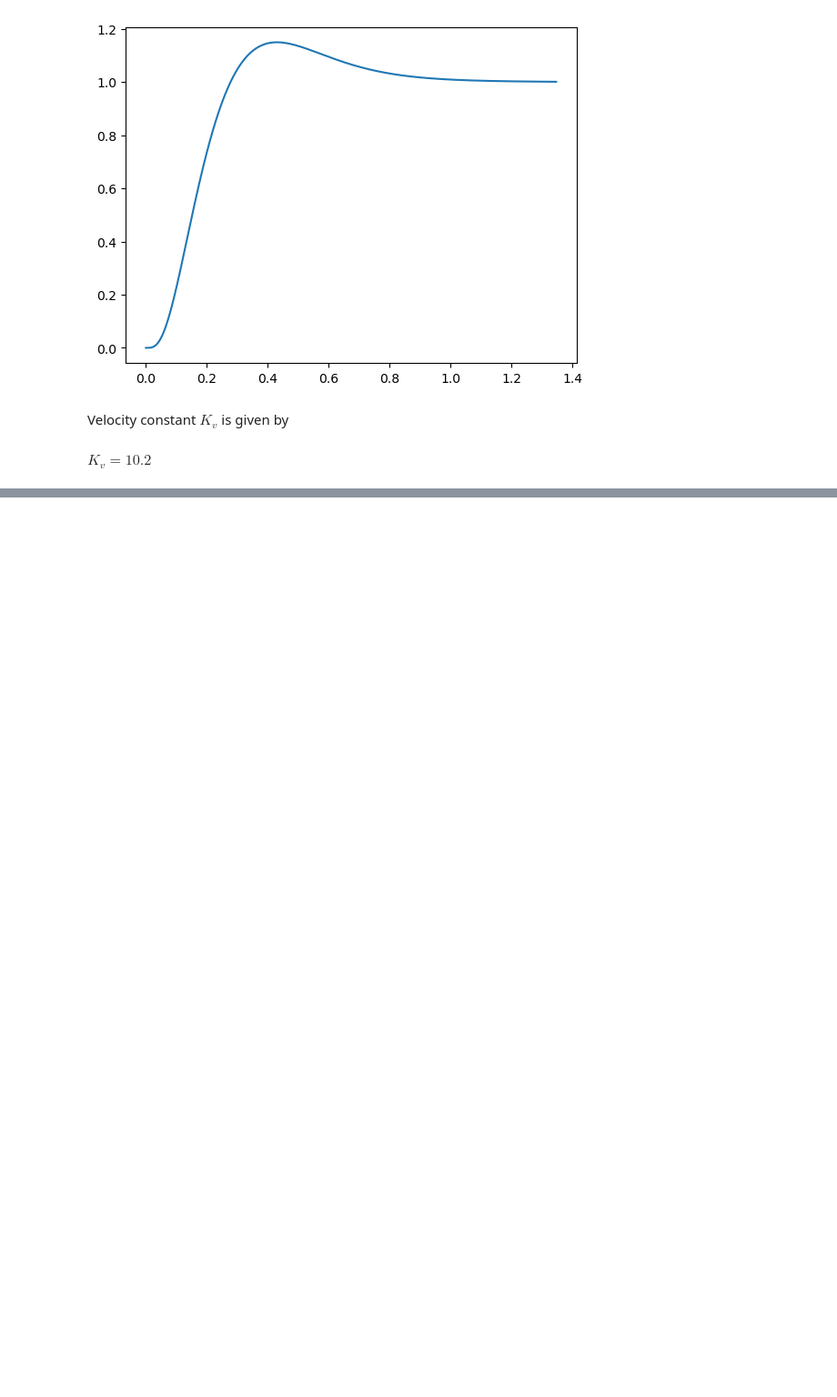
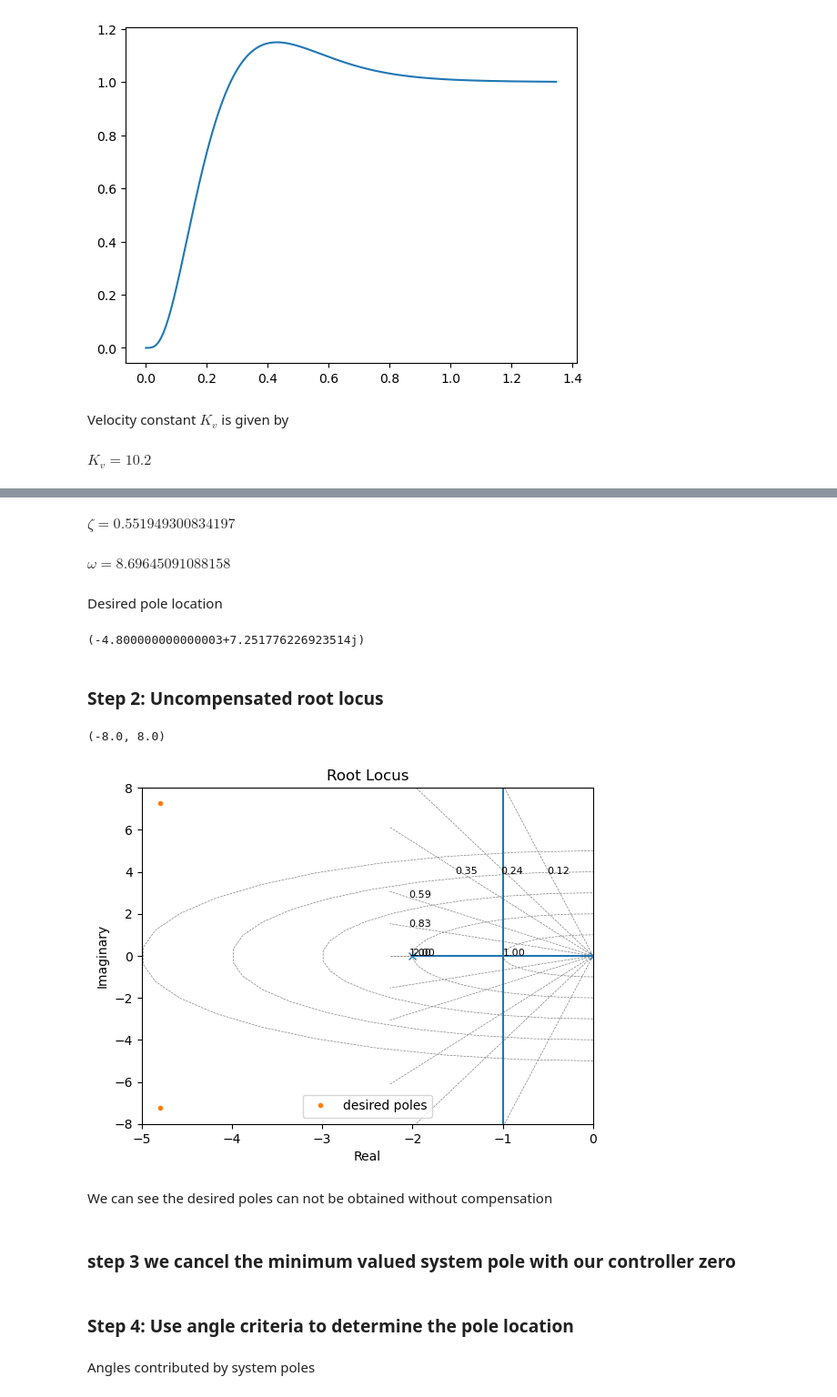
Before and after one commit to robotengineer123/ControlHomework, a Jupyter notebook: Homework_10/HW10.ipynb, the cells around one changed output, grey strips where cells are left out. Shown at 91% size. Cells and saved outputs as stored; diff of their text form; code cells hidden in the pictures; blank space fills up the shorter version.

```diff
--- a/Homework_10/HW10.ipynb
+++ b/Homework_10/HW10.ipynb
@@ -197,0 +201,3 @@ $K_v=10.2 \: $
+# %%
+s = ct.tf('s')
+G = 20/(s*(s + 2))
@@ -197,0 +208,36 @@ $K_v=10.2 \: $
+# %%
+fs = 1.2  #safety factor
+PO = 15/fs
+Ts = 1/fs
+Kv = 1/0.02
+# %%
+zeta, omega = sp.symbols('zeta, omega_n')
+zeta = float(sp.solve(100*sp.exp(-zeta*sp.pi/sp.sqrt(1-zeta**2))-PO, zeta)[0])
+omega = float(sp.solve((4/(omega*zeta)-Ts))[0])
+eq_disp('\zeta', zeta)
+eq_disp('\omega', omega)
+# %% [output]
+$\zeta=0.551949300834197 \: $
+$\omega=8.69645091088158 \: $
+# %% [markdown]
+Desired pole location
+# %%
+p_goal = -complex(zeta*omega, -omega*np.sqrt(1-zeta**2))
+p_goal
+# %% [output]
+(-4.800000000000003+7.251776226923514j)
+# %% [markdown]
+### Step 2: Uncompensated root locus
+# %%
+rl = ct.rlocus(G)
+handle = plt.plot([p_goal.real, p_goal.real], [p_goal.imag,-p_goal.imag], marker='.', label='desired poles', linestyle="None")
+plt.legend(handles=handle)
+plt.xlim(-5, 0)
+plt.ylim(-8, 8)
+# %% [output]
+(-8.0, 8.0)
+[figure, added]
+# %% [markdown]
+We can see the desired poles can not be obtained without compensation
+# %% [markdown]
+### step 3 we cancel the minimum valued system pole with our controller zero
@@ -197,0 +246,4 @@ $K_v=10.2 \: $
+# %% [markdown]
+### Step 4: Use angle criteria to determine the pole location
+# %% [markdown]
+Angles contributed by system poles
```
Also changed, not shown: parts of 26 cells of this notebook.
